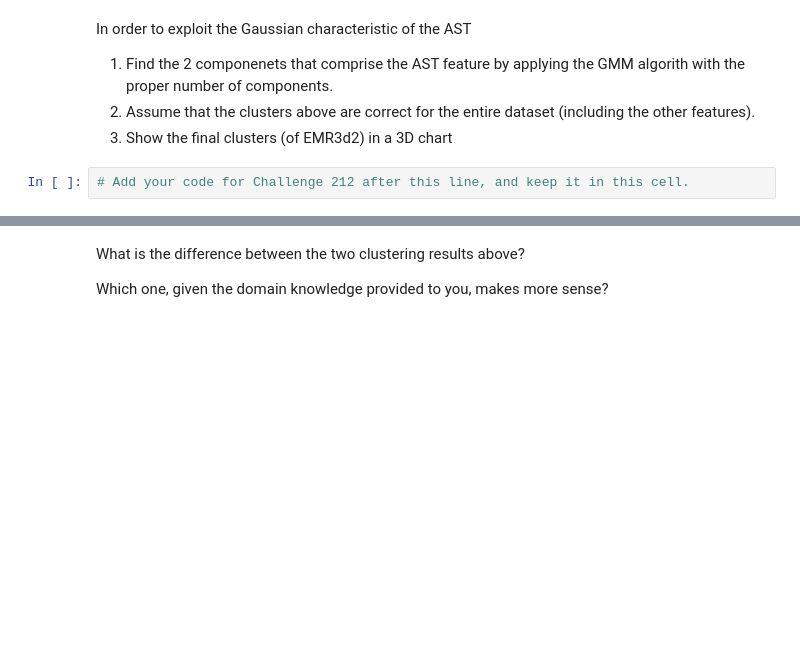
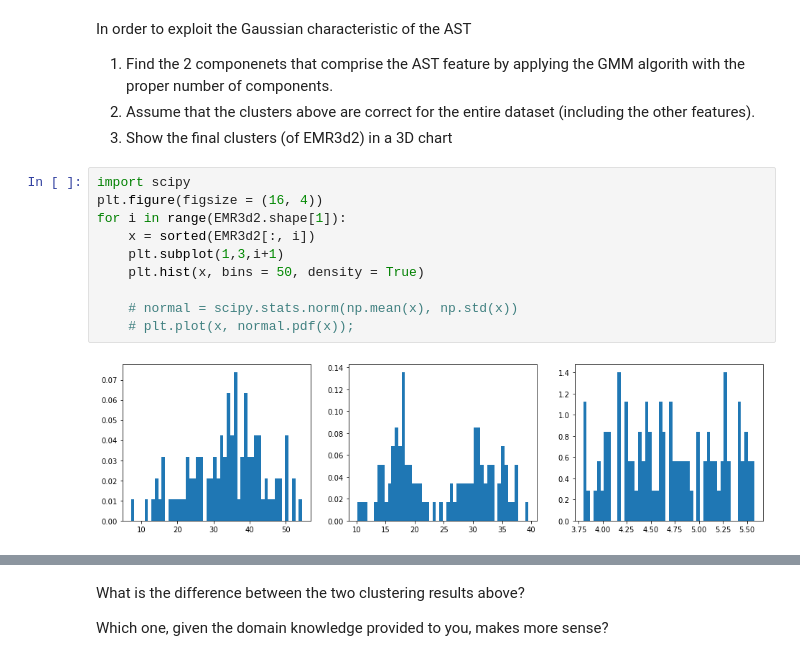
Before and after one commit to Shuaf98/y-data, a Jupyter notebook: ydata_unsupervised_learning/lecture1_intro_kmeans/HW1_Clustering.ipynb, the cells around one changed output, grey strips where cells are left out. Cells and saved outputs as stored; diff of their text form; blank space fills up the shorter version.

```diff
--- a/ydata_unsupervised_learning/lecture1_intro_kmeans/HW1_Clustering.ipynb
+++ b/ydata_unsupervised_learning/lecture1_intro_kmeans/HW1_Clustering.ipynb
@@ -292,5 +295,15 @@ In order to exploit the Gaussian characteristic of the AST
 1. Find the 2 componenets that comprise the AST feature by applying the GMM algorith with the proper number of components.
 2. Assume that the clusters above are correct for the entire dataset (including the other features).
 3. Show the final clusters (of EMR3d2) in a 3D chart
-# %%
-# Add your code for Challenge 212 after this line, and keep it in this cell.
+# %%
+import scipy
+plt.figure(figsize = (16, 4))
+for i in range(EMR3d2.shape[1]):
+    x = sorted(EMR3d2[:, i])
+    plt.subplot(1,3,i+1)
+    plt.hist(x, bins = 50, density = True)
+
+    # normal = scipy.stats.norm(np.mean(x), np.std(x))
+    # plt.plot(x, normal.pdf(x));
+# %% [output]
+[figure, added]
```
Also changed, not shown: parts of 11 cells of this notebook, 9 other files.
